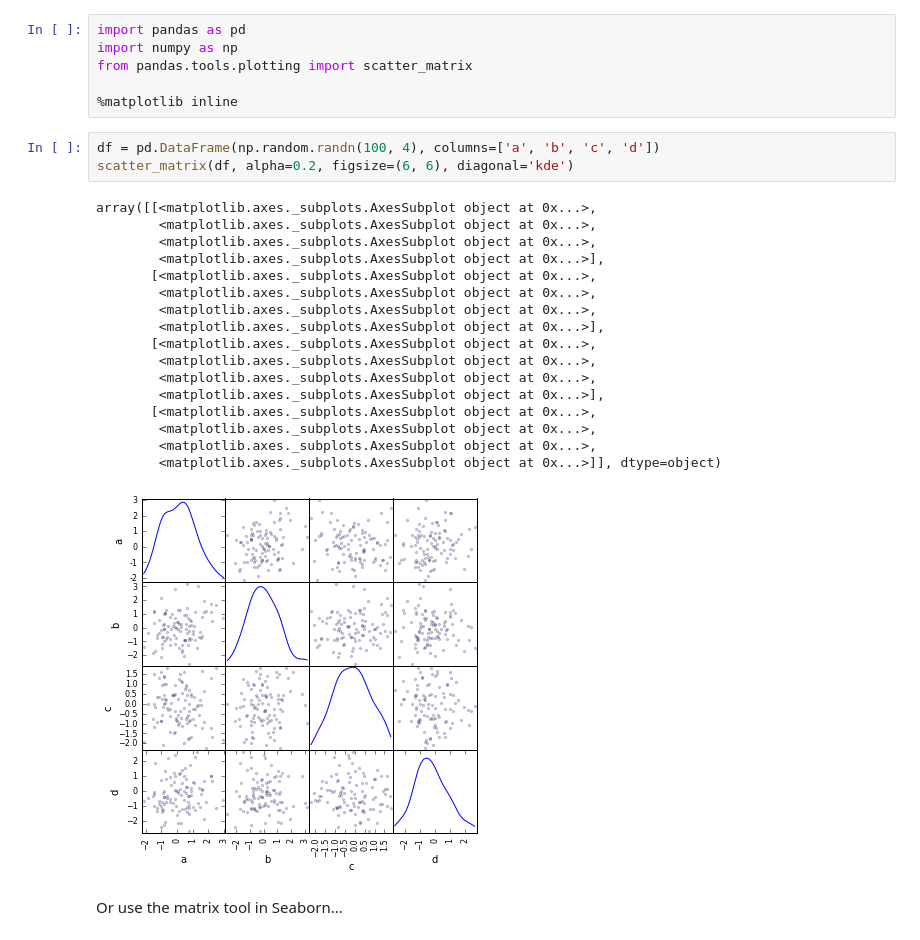
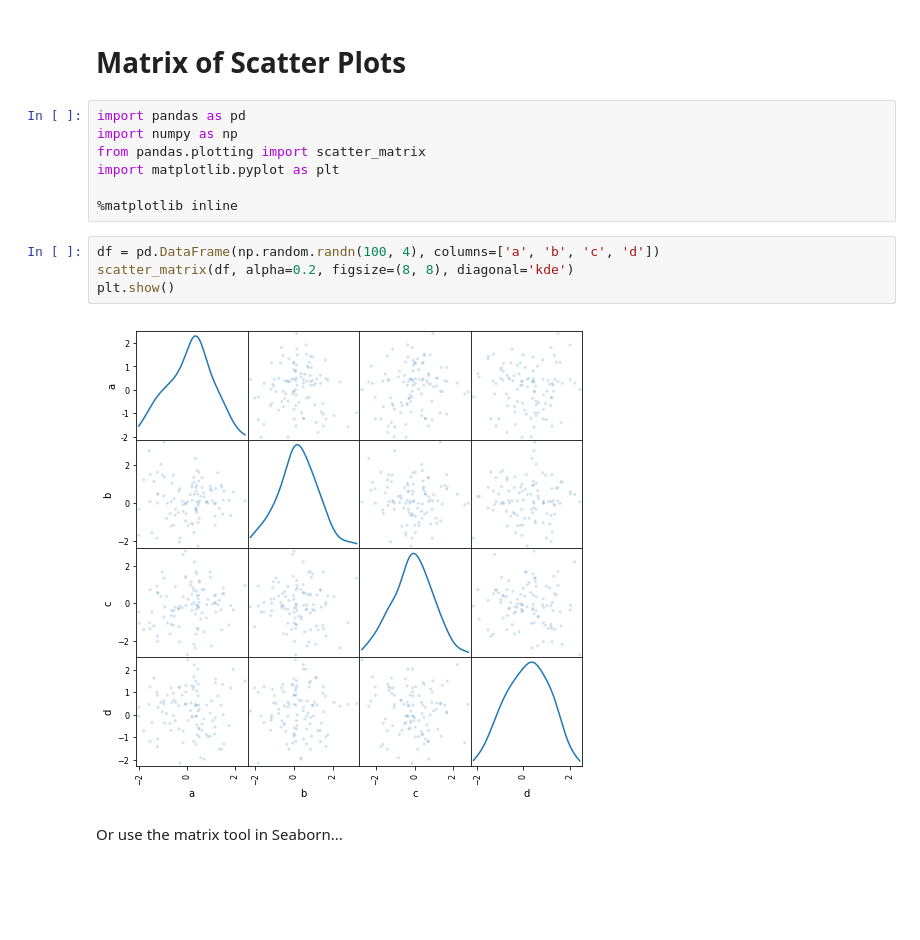
Before and after one commit to billtubbs/pandas-examples, a Jupyter notebook: Matrix of Scatter Plots.ipynb, the cells around one changed output. Drawn from its saved outputs; the diff is of its cells as text; blank space fills up the shorter version.

```diff
--- a/Matrix of Scatter Plots.ipynb
+++ b/Matrix of Scatter Plots.ipynb
@@ -1,30 +1,18 @@
+# %% [markdown]
+# Matrix of Scatter Plots
 # %%
 import pandas as pd
 import numpy as np
-from pandas.tools.plotting import scatter_matrix
+from pandas.plotting import scatter_matrix
+import matplotlib.pyplot as plt
 
 %matplotlib inline
 # %%
 df = pd.DataFrame(np.random.randn(100, 4), columns=['a', 'b', 'c', 'd'])
-scatter_matrix(df, alpha=0.2, figsize=(6, 6), diagonal='kde')
+scatter_matrix(df, alpha=0.2, figsize=(8, 8), diagonal='kde')
+plt.show()
 # %% [output]
-array([[<matplotlib.axes._subplots.AxesSubplot object at 0x...>,
-        <matplotlib.axes._subplots.AxesSubplot object at 0x...>,
-        <matplotlib.axes._subplots.AxesSubplot object at 0x...>,
-        <matplotlib.axes._subplots.AxesSubplot object at 0x...>],
-       [<matplotlib.axes._subplots.AxesSubplot object at 0x...>,
-        <matplotlib.axes._subplots.AxesSubplot object at 0x...>,
-        <matplotlib.axes._subplots.AxesSubplot object at 0x...>,
-        <matplotlib.axes._subplots.AxesSubplot object at 0x...>],
-       [<matplotlib.axes._subplots.AxesSubplot object at 0x...>,
-        <matplotlib.axes._subplots.AxesSubplot object at 0x...>,
-        <matplotlib.axes._subplots.AxesSubplot object at 0x...>,
-        <matplotlib.axes._subplots.AxesSubplot object at 0x...>],
-       [<matplotlib.axes._subplots.AxesSubplot object at 0x...>,
-        <matplotlib.axes._subplots.AxesSubplot object at 0x...>,
-        <matplotlib.axes._subplots.AxesSubplot object at 0x...>,
-        <matplotlib.axes._subplots.AxesSubplot object at 0x...>]], dtype=object)
-[figure, old version]
+[figure, new version]
 # %% [markdown]
 Or use the matrix tool in Seaborn...
 # %%
```
Also changed, not shown: parts of 1 cell of this notebook, 1 other file.
